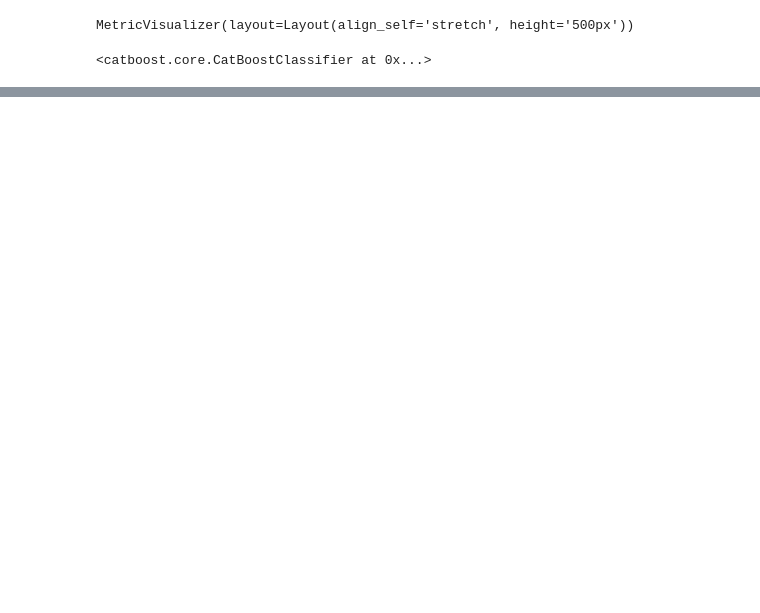
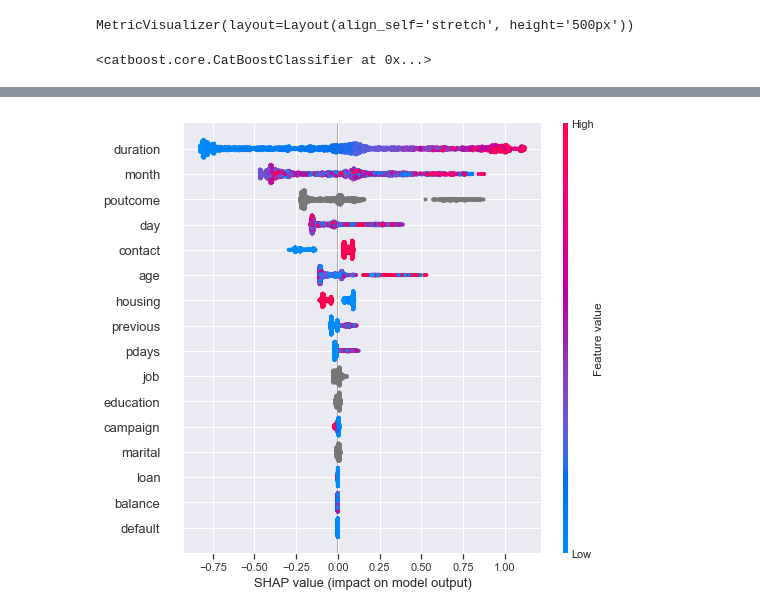
Before and after one commit to hazimutalib/Logistic-Regression-Bank-Deposit-2.0, a Jupyter notebook: 2.3 Logistic Regression - Bank Deposit - 2.0.ipynb, the cells around one changed output, grey strips where cells are left out. Saved outputs shown, nothing was run; the diff lists cells and outputs as text; code cells hidden in the pictures; blank space fills up the shorter version.

```diff
--- a/2.3 Logistic Regression - Bank Deposit - 2.0.ipynb
+++ b/2.3 Logistic Regression - Bank Deposit - 2.0.ipynb
@@ -193,3 +181,7 @@ shap.summary_plot(shap_values, x_test, plot_type = 'bar')
+# %%
+shap.summary_plot(shap_values, x_test)
+# %% [output]
+[figure, added]
 # %%
 y_prob_train = cb.predict_proba(x_train)[:,1]
 false_positive_rate_train, true_positive_rate_train, thresholds_train = roc_curve(y_train, y_prob_train)
```
Also changed, not shown: parts of 51 cells of this notebook, 6 other files.
